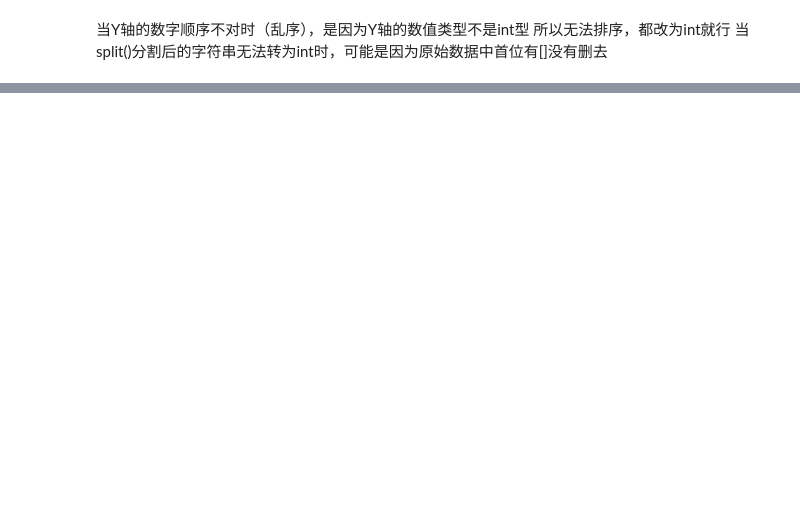
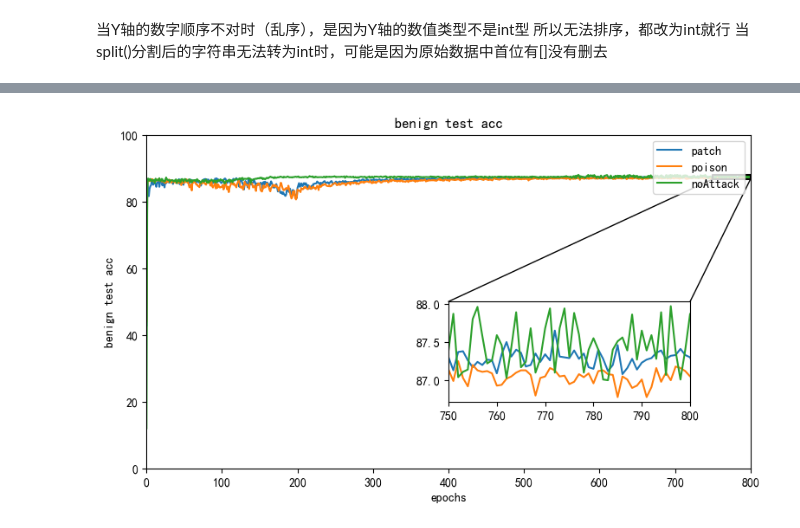
Before and after one commit to imomoe233/xwdaer_utils, a Jupyter notebook: plot.ipynb, the cells around one changed output, grey strips where cells are left out. Drawn from its saved outputs; the diff is of its cells as text; code cells hidden in the pictures; blank space fills up the shorter version.

```diff
--- a/plot.ipynb
+++ b/plot.ipynb
@@ -83,0 +181,94 @@ plt.show()
+# %%
+
+path = "./org_data/"
+readData = pd.read_csv(f"{path}\Cifar10 PoisonPatch clean accuracy drop(CAD).csv",header=None)   #读取csv数据
+# print(readData)
+epochs = readData.iloc[1:-1,1].tolist()
+epochs = list(map(int, epochs))
+acc_patch = readData.iloc[1:-1,2].tolist()      #获取dataFrame，并将此转换为list
+acc_patch = list(map(float, acc_patch))
+acc_poison = readData.iloc[1:-1,3].tolist()
+acc_poison = list(map(float, acc_poison))
+acc_noAttack = readData.iloc[1:-1,4].tolist()
+acc_noAttack = list(map(float, acc_noAttack))
+
+plt.rcParams['font.sans-serif'] = ['SimHei']  # 显示汉字
+plt.rcParams['axes.unicode_minus'] = False    # 用来正常显示负号
+
+plt.figure(figsize = (9,5),dpi = 100)
+
+x = MultipleLocator(100)
+y = MultipleLocator(20)
+ax=plt.gca()
+#ax为两条坐标轴的实例
+ax.xaxis.set_major_locator(x)
+#把x轴的主刻度设置为1的倍数
+ax.yaxis.set_major_locator(y)
+#把y轴的主刻度设置为10的倍数
+ax.autoscale(enable = False)
+
+# plt.style.use('ggplot')            # 添加网格线
+
+plt.title("benign test acc")         # 折线图标题
+plt.xlabel("epochs")                 #X轴名称
+plt.ylabel("benign test acc")        #Y轴名称
+plt.xlim(0, 800)
+plt.ylim(0, 100)
+plt.plot(epochs, acc_patch, label='patch')     #绘制折线图
+plt.plot(epochs, acc_poison, label='poison')
+plt.plot(epochs, acc_noAttack, label='noAttack')
+plt.legend(ncol=1, loc=1)
+# plt.savefig('折线图1.jpg')   # 保存到本地文件夹，当前路径下
+
+
+axins = ax.inset_axes((0.5, 0.2, 0.4, 0.3))
+axins.plot(epochs, acc_patch, label='patch')     #绘制折线图
+axins.plot(epochs, acc_poison, label='poison')
+axins.plot(epochs, acc_noAttack, label='noAttack')
+# 设置放大区间
+zone_left = 750
+zone_right = 800
+
+# 坐标轴的扩展比例（根据实际数据调整）
+x_ratio = 0  # x轴显示范围的扩展比例
+y_ratio = 0.05  # y轴显示范围的扩展比例
+
+# X轴的显示范围
+xlim0 = epochs[zone_left]-(epochs[zone_right]-epochs[zone_left])*x_ratio
+xlim1 = epochs[zone_right]+(epochs[zone_right]-epochs[zone_left])*x_ratio
+
+# Y轴的显示范围
+y = np.hstack((acc_patch[zone_left:zone_right], acc_poison[zone_left:zone_right],
+               acc_noAttack[zone_left:zone_right]))
+ylim0 = np.min(y)-(np.max(y)-np.min(y))*y_ratio
+ylim1 = np.max(y)+(np.max(y)-np.min(y))*y_ratio
+
+# 调整子坐标系的显示范围
+axins.set_xlim(xlim0, xlim1)
+axins.set_ylim(ylim0, ylim1)
+
+# 原图中画方框
+tx0 = xlim0
+tx1 = xlim1
+ty0 = ylim0
+ty1 = ylim1
+sx = [tx0,tx1,tx1,tx0,tx0]
+sy = [ty0,ty0,ty1,ty1,ty0]
+ax.plot(sx,sy,"black")
+
+# 画两条线
+xy = (xlim0,ylim0)
+xy2 = (xlim0,ylim1)
+con = ConnectionPatch(xyA=xy2,xyB=xy,coordsA="data",coordsB="data",
+        axesA=axins,axesB=ax)
+axins.add_artist(con)
+
+xy = (xlim1,ylim0)
+xy2 = (xlim1,ylim1)
+con = ConnectionPatch(xyA=xy2,xyB=xy,coordsA="data",coordsB="data",
+        axesA=axins,axesB=ax)
+axins.add_artist(con)
+
+plt.show()
+# %% [output]
+[figure, added]
```
Also changed, not shown: parts of 11 cells of this notebook, 4 other files.
